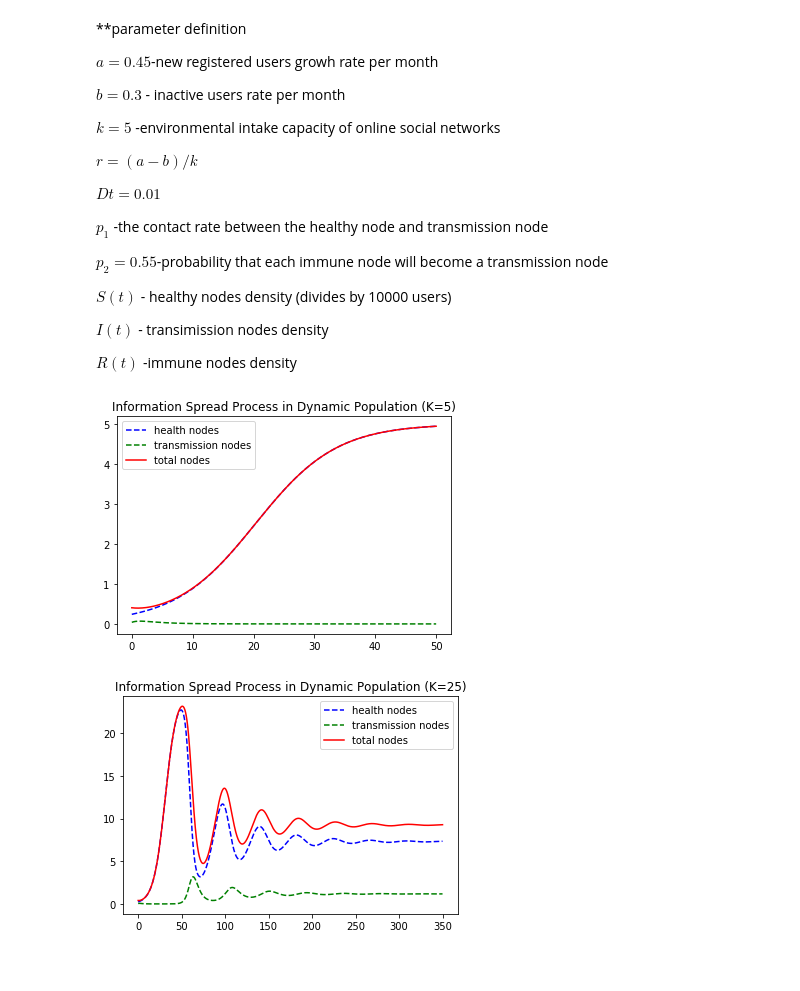
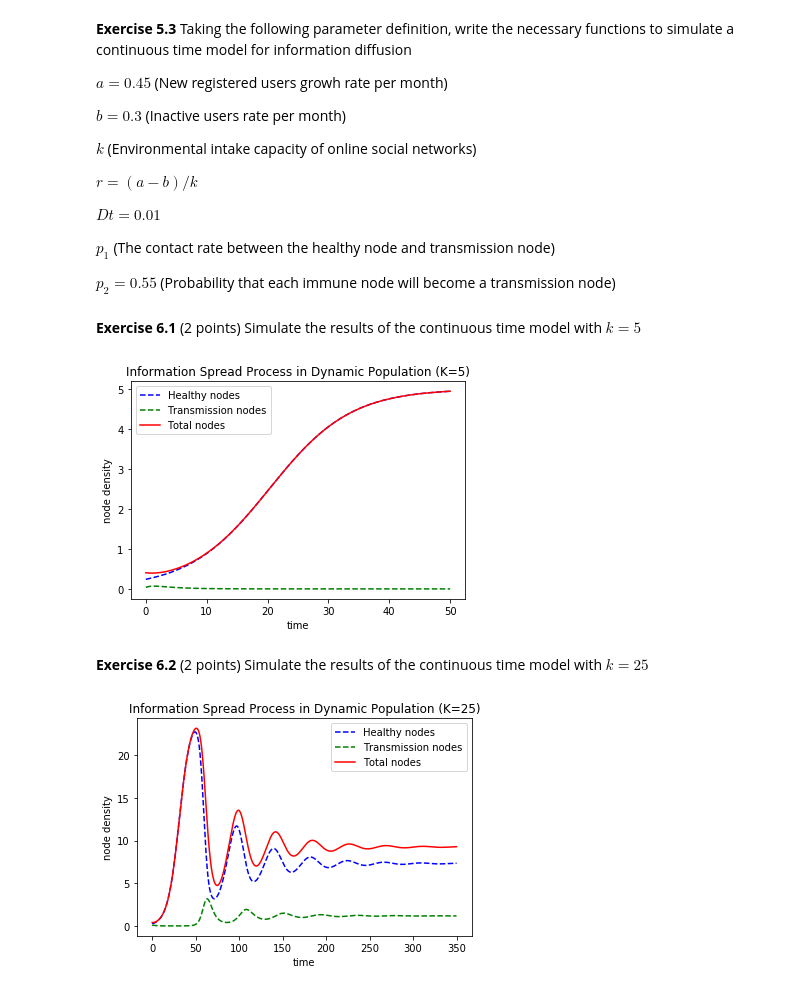
Before and after one commit to asrayousuf/InformationDiffusion, a Jupyter notebook: notebooks/Part-2-ODE-Model.ipynb, the cells around one changed output. Drawn from its saved outputs; the diff is of its cells as text; code cells hidden in the pictures.

```diff
--- a/notebooks/Part-2-ODE-Model.ipynb
+++ b/notebooks/Part-2-ODE-Model.ipynb
@@ -27,22 +45,17 @@ $N_0$is a stable point and vice versa.
 # %% [markdown]
-**parameter definition
 
-$a=0.45 $-new registered users growh rate  per month
+**Exercise 5.3** Taking the following parameter definition, write the necessary functions to simulate a continuous time model for information diffusion
 
-$b=0.3$ - inactive users rate per month
+$a=0.45 $ (New registered users growh rate  per month)
 
-$k=5 $ -environmental intake capacity of online social networks
+$b=0.3$ (Inactive users rate per month)
+
+$k$ (Environmental intake capacity of online social networks)
 
 $r=(a-b)/k$
 
 $Dt=0.01 $
 
-$p_1$  -the contact rate between the healthy node and transmission node
+$p_1$  (The contact rate between the healthy node and transmission node)
 
-$p_2=0.55 $-probability that each immune node will become a transmission node
-
-$S(t)$ - healthy nodes density (divides by 10000 users)
-
-$I(t)$ - transimission nodes density
-
-$R(t)$ -immune nodes density
+$p_2=0.55 $ (Probability that each immune node will become a transmission node)
@@ -92,20 +104,29 @@ def continuous_simulation(k, p1, running_time = 350.):
     return (timesteps,Sresult,Iresult,Nresult)
 # %%
 def one_step_plot(timesteps,Sresult,Iresult,Nresult, plot_title):
-    plt.plot(timesteps, Sresult, 'b--', label="health nodes")#blue dash
-    plt.plot(timesteps, Iresult, 'g--', label="transmission nodes")#green dash
-    plt.plot(timesteps, Nresult, 'r-', label="total nodes")#red solid
+    plt.plot(timesteps, Sresult, 'b--', label="Healthy nodes")
+    plt.plot(timesteps, Iresult, 'g--', label="Transmission nodes")
+    plt.plot(timesteps, Nresult, 'r-', label="Total nodes")
     plt.title(plot_title)
+    plt.xlabel ('time')
+    plt.ylabel ('node density')
     plt.legend()
+# %% [markdown]
+**Exercise 6.1** (2 points) Simulate the results of the continuous time model with $k=5$
 # %%
-timesteps,Sresult,Iresult,Nresult = continuous_simulation(k=5, p1=0.08,running_time =50)
-one_step_plot(timesteps,Sresult,Iresult,Nresult,plot_title = "Information Spread Process in Dynamic Population (K=5)")
+timesteps, Sresult, Iresult, Nresult = continuous_simulation(k=5,
+                                                             p1=0.08,running_time =50)
+one_step_plot(timesteps,Sresult,Iresult,
+              Nresult, plot_title = "Information Spread Process in Dynamic Population (K=5)")
 # %% [output]
-[figure, old version]
+[figure, new version]
+# %% [markdown]
+**Exercise 6.2** (2 points) Simulate the results of the continuous time model with $k=25$
 # %%
 timesteps,Sresult,Iresult,Nresult = continuous_simulation(k=25, p1=0.08, running_time = 350)
-one_step_plot(timesteps,Sresult,Iresult,Nresult,plot_title = "Information Spread Process in Dynamic Population (K=25)")
+one_step_plot(timesteps, Sresult, Iresult, Nresult,
+              plot_title = "Information Spread Process in Dynamic Population (K=25)")
 # %% [output]
-[figure, old version]
+[figure, new version]
 # %% [markdown]
 ## 2.2 Model simulation
```
Also changed, not shown: parts of 12 cells of this notebook.
